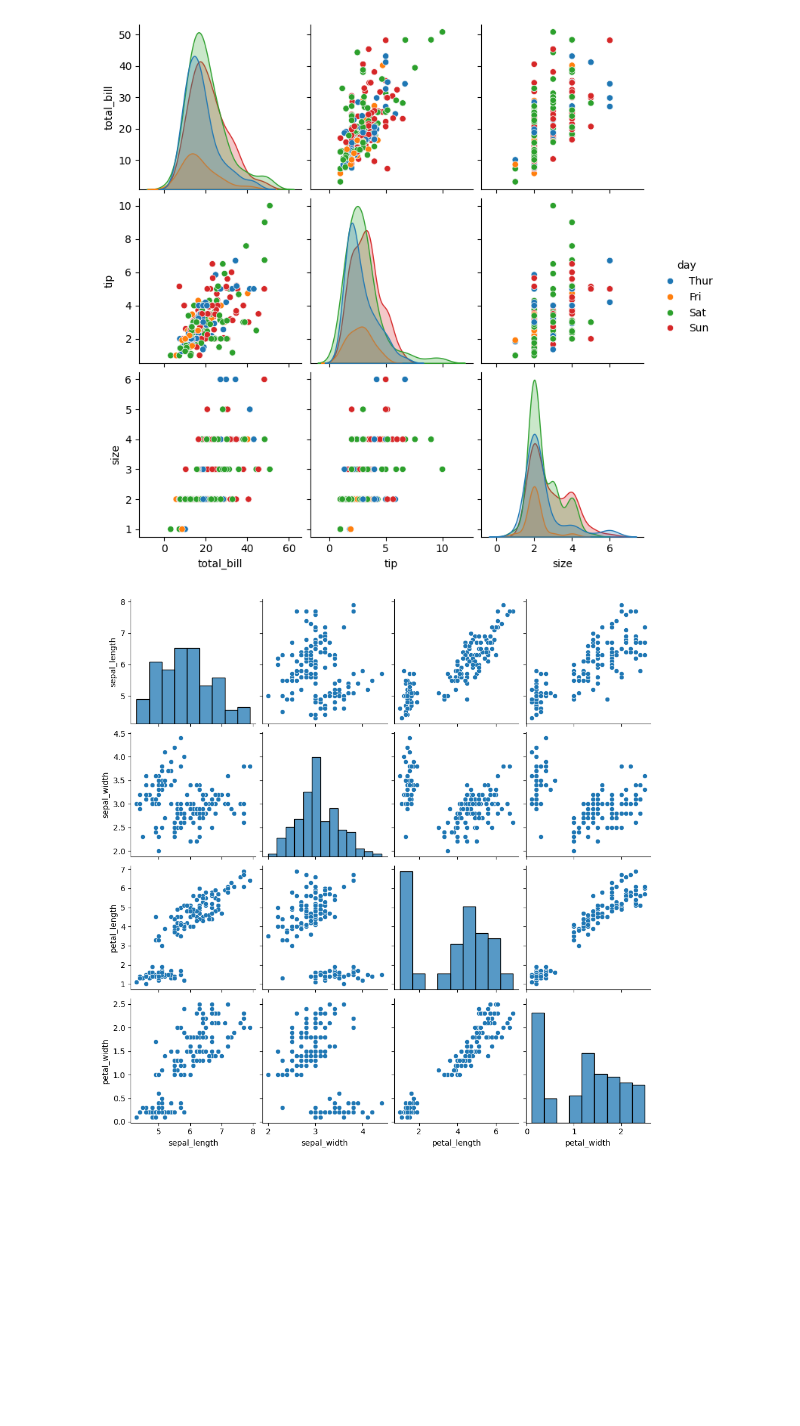
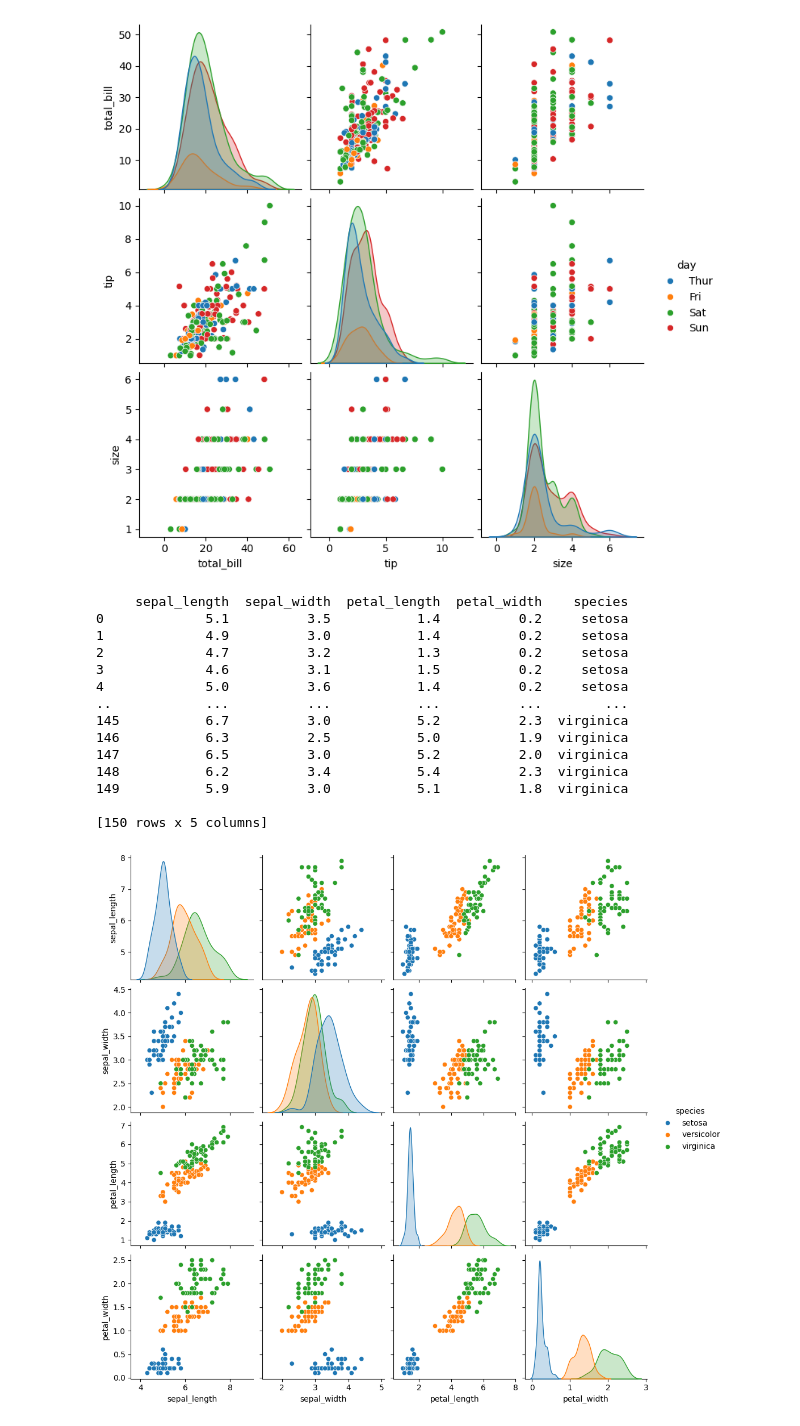
Before and after one commit to singhmegh/numpy, a Jupyter notebook: pair plot sns.ipynb, the cells around one changed output. Drawn from its saved outputs; the diff is of its cells as text; code cells hidden in the pictures; blank space fills up the shorter version.

Commit message:
Multiple plot

```diff
--- a/pair plot sns.ipynb
+++ b/pair plot sns.ipynb
@@ -11,10 +11,25 @@ plt.show()
 # %%
 import seaborn as sns
 import pandas as pd
 import matplotlib.pyplot as plt
 
 data=sns.load_dataset("iris")
-sns.pairplot(data)
+print(data)
+sns.pairplot(data,hue="species")
 plt.show()
 # %% [output]
+     sepal_length  sepal_width  petal_length  petal_width    species
+0             5.1          3.5           1.4          0.2     setosa
+1             4.9          3.0           1.4          0.2     setosa
+2             4.7          3.2           1.3          0.2     setosa
+3             4.6          3.1           1.5          0.2     setosa
+4             5.0          3.6           1.4          0.2     setosa
+..            ...          ...           ...          ...        ...
+145           6.7          3.0           5.2          2.3  virginica
+146           6.3          2.5           5.0          1.9  virginica
+147           6.5          3.0           5.2          2.0  virginica
+148           6.2          3.4           5.4          2.3  virginica
+149           5.9          3.0           5.1          1.8  virginica
+
+[150 rows x 5 columns]
-[figure, old version]
+[figure, new version]
```
Also changed, not shown: 5 other files.
